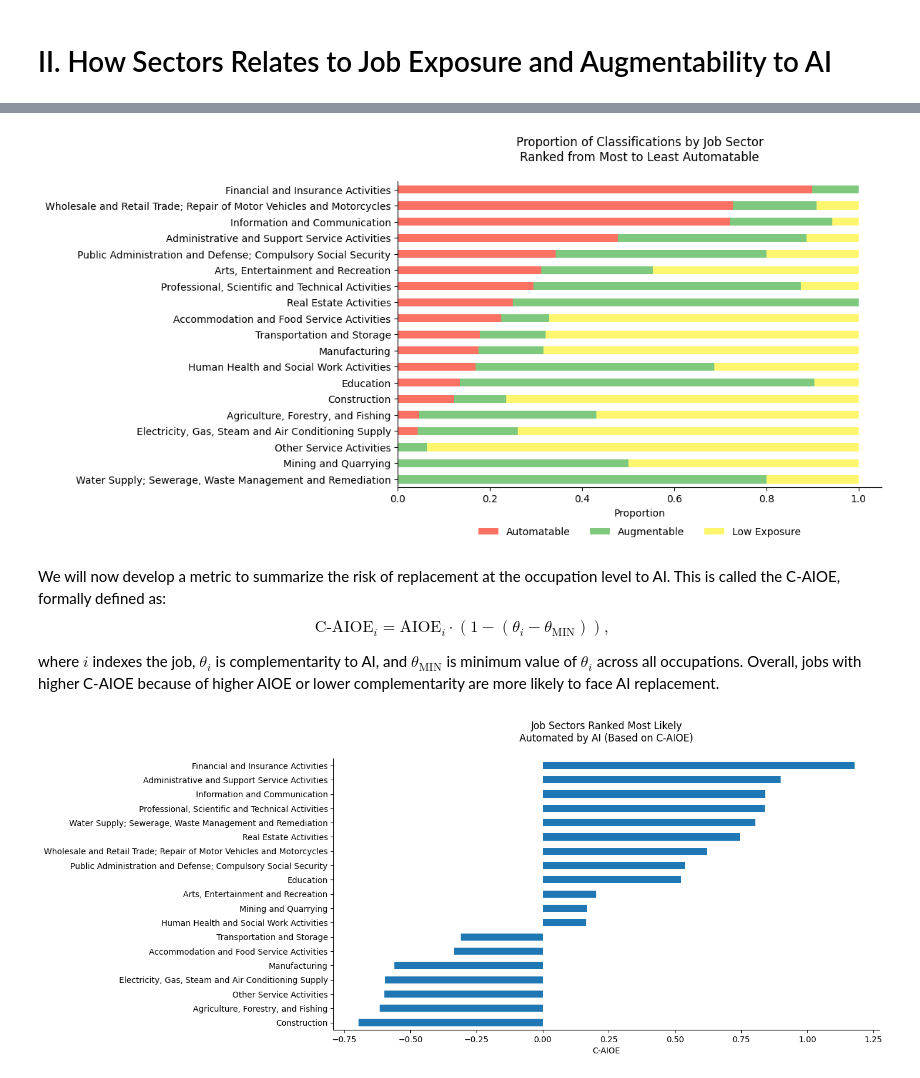
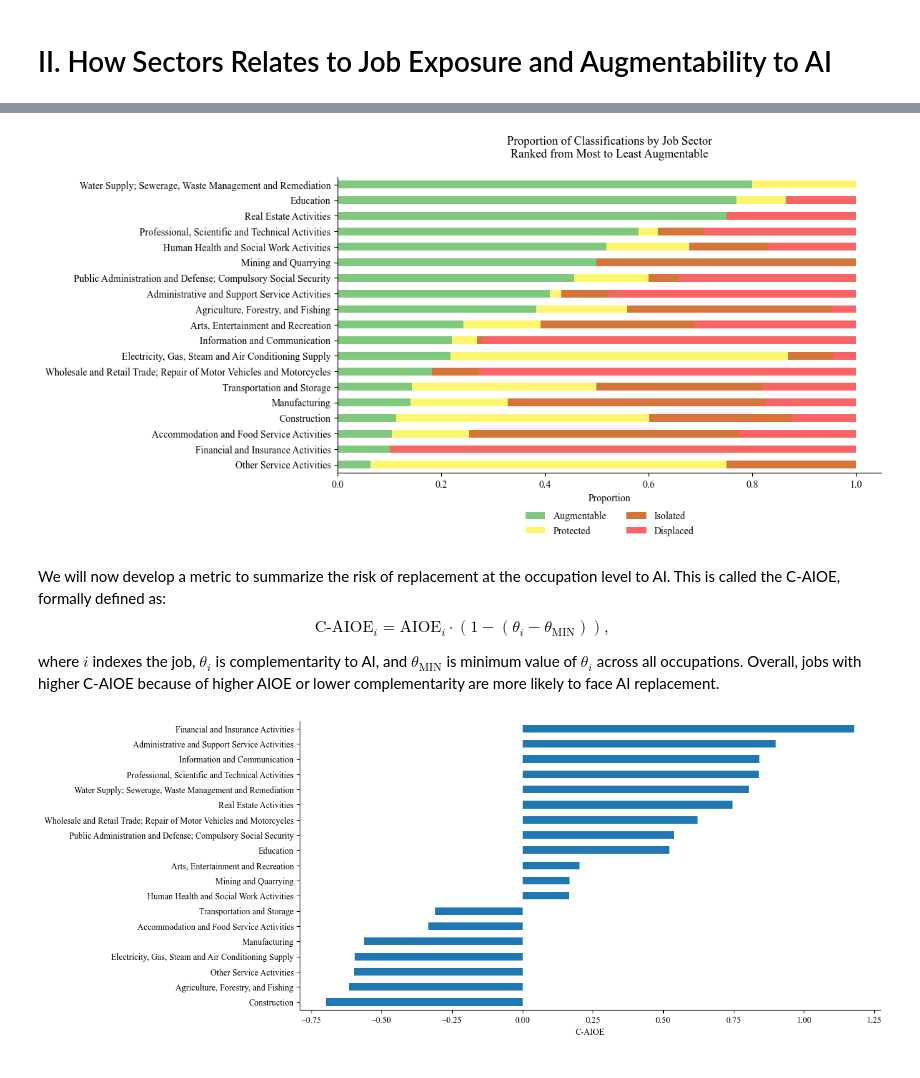
Before and after one commit to BSDSBA-JF/wadwani_intern, a Jupyter notebook: 01_mca_job_list/WorldBank/4_eda/eda.ipynb, the cells around one changed output, grey strips where cells are left out. Saved outputs shown, nothing was run; the diff lists cells and outputs as text; code cells hidden in the pictures.

```diff
--- a/01_mca_job_list/WorldBank/4_eda/eda.ipynb
+++ b/01_mca_job_list/WorldBank/4_eda/eda.ipynb
@@ -2,18 +2,28 @@
 import pandas as pd
 import matplotlib.pyplot as plt
 import seaborn as sns
+import numpy as np
+
+
+# Set global font to Times New Roman (or closest serif available)
+plt.rcParams["font.family"] = "serif"
+plt.rcParams["font.serif"] = ["Times New Roman", "Times", "DejaVu Serif"]
 # %%
 mca_df = pd.read_csv('../3_soc_comple/soc_comple.csv')
 
 def determine_risk(row):
     aioe = row['AIOE']
     comple = row['Complementarity']
+    median = mca_df['Complementarity'].median()
 
     if aioe < 0:
-        return 'Low Exposure'
-    elif comple < mca_df['Complementarity'].median():
-        return 'Automatable'
-    elif comple > mca_df['Complementarity'].median():
+        if comple < median:
+            return 'Isolated'
+        else:
+            return 'Protected'
+    elif comple < median:
+        return 'Displaced'
+    elif comple > median:
         return 'Augmentable'
 
 mca_df['Classification'] = mca_df.apply(determine_risk, axis=1)
@@ -75,6 +156,5 @@ plt.show()
 # %%
-#classification_order = ['Low Exposure', 'Augmentable', 'Automatable']
-classification_order = ['Automatable', 'Augmentable', 'Low Exposure']
+order = ['Augmentable', 'Protected', 'Isolated', 'Displaced']
 
 # Get proportions
 proportions = mca_df.groupby('Job Sector')['Classification'] \
@@ -82,39 +162,39 @@ proportions = mca_df.groupby('Job Sector')['Classification'] \
                     .reset_index()
 
 # Get the proportions
 proportions = mca_df.groupby('Job Sector')['Classification'].value_counts(
     normalize=True).reset_index()
 pivot_df = proportions.pivot(index='Job Sector', columns='Classification', values='proportion')
 
 # Make sure the columns are in the desired order
-pivot_df = pivot_df[classification_order]
+pivot_df = pivot_df[order]
 pivot_df.fillna(0, inplace=True)
-pivot_df.sort_values(by=['Automatable'], ascending=[True], inplace=True)
+pivot_df.sort_values(by=['Augmentable'], ascending=[True], inplace=True)
 
 # Plot stacked bar chart
 pivot_df.plot(kind='barh',
               stacked=True,
               figsize=(12,6),
-              color=["#fb7164",'#7fc97f', "#fdf66e"],
+              color=['#7fc97f', "#fdf66e", "#d67539" , "#fb6464" ],
               #color=["#fdf66e",'#7fc97f',"#fb7164"]
               )
 
 # pretty graph pls
 plt.xlabel('Proportion')
 plt.ylabel('')
-plt.title('Proportion of Classifications by Job Sector\nRanked from Most to Least Automatable\n')
+plt.title('Proportion of Classifications by Job Sector\nRanked from Most to Least Augmentable\n')
 plt.legend(
     loc="upper center",       # place above or below plot
     bbox_to_anchor=(0.5, -0.1), # shift below the axes
-    ncol=3,                   # number of columns
+    ncol=2,                   # number of columns
     frameon=False             # remove legend box outline
 )
 plt.gca().spines['top'].set_visible(False)
 plt.gca().spines['right'].set_visible(False)
 plt.tight_layout()
 plt.show()
 # %% [output]
-[figure, old version]
+[figure, new version]
 # %% [markdown]
 We will now develop a metric to summarize the risk of replacement at the occupation level to AI. This is called the C-AIOE, formally defined as:
 $$\text{C-AIOE}_i = \text{AIOE}_i \cdot (1 - (\theta_i - \theta_{\text{MIN}})),$$
@@ -131,9 +211,12 @@ mca_df.groupby('Job Sector')['C-AIOE'].median().sort_values().plot(kind='barh')
 # pretty graph pls
 plt.xlabel('C-AIOE')
 plt.ylabel('')
-plt.title('Job Sectors Ranked Most Likely\nAutomated by AI (Based on C-AIOE)\n')
+#plt.title('Job Sectors Ranked Most Likely\nAutomated by AI (Based on C-AIOE)\n')
 plt.gca().spines['top'].set_visible(False)
 plt.gca().spines['right'].set_visible(False)
+
+plt.savefig('../figures/sector_caioe.png', dpi=300, bbox_inches='tight')
+
 plt.show()
 # %% [output]
-[figure, old version]
+[figure, new version]
```
Also changed, not shown: parts of 6 cells of this notebook, 32 other files.
